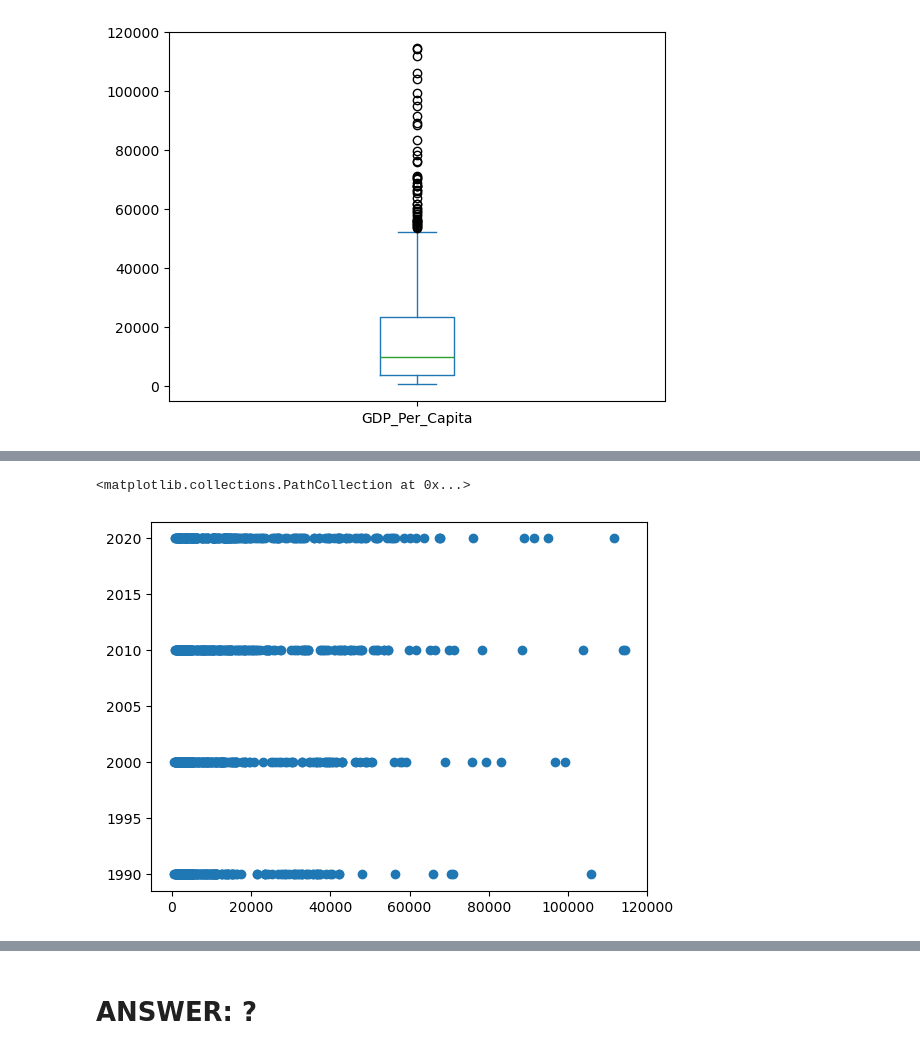
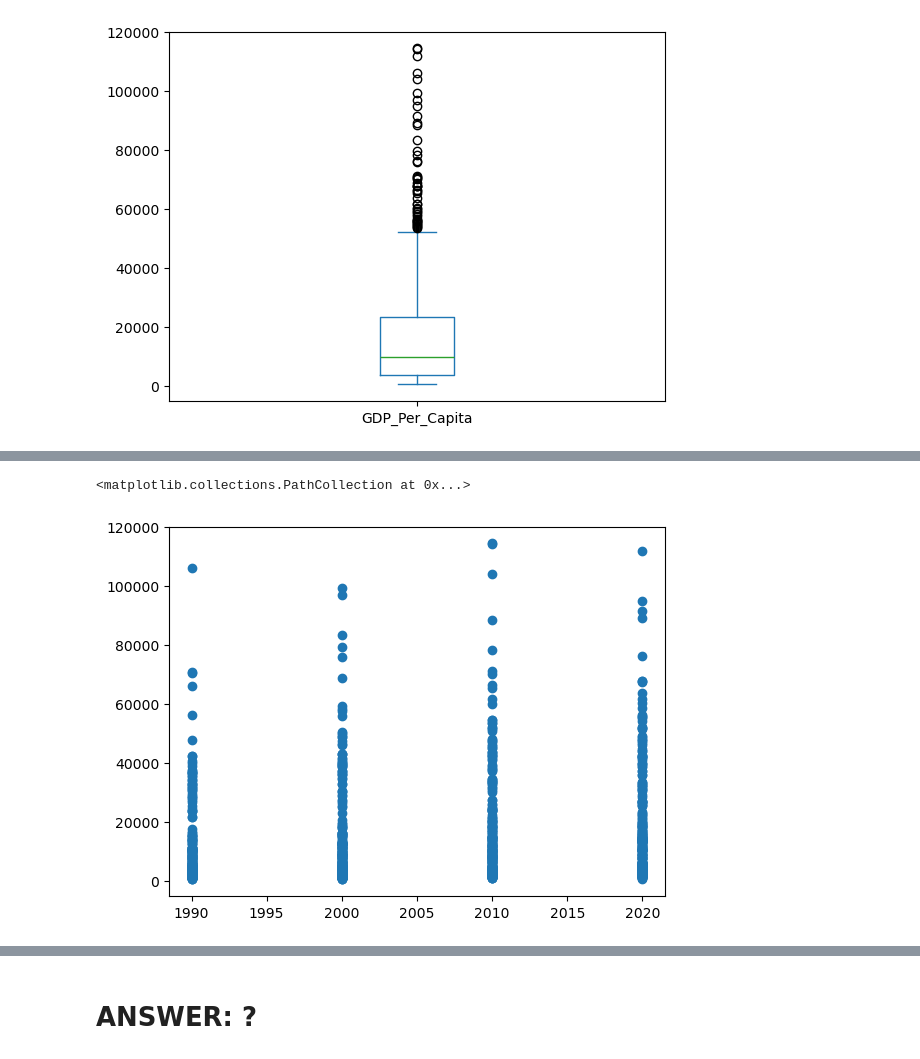
Before and after one commit to NSS-Data-Analytics-Cohort-11/undata-Berat-rex, a Jupyter notebook: notebook/UN_data_analysis_DA11.ipynb, the cells around one changed output, grey strips where cells are left out. Cells and saved outputs as stored; diff of their text form; code cells hidden in the pictures.

```diff
--- a/notebook/UN_data_analysis_DA11.ipynb
+++ b/notebook/UN_data_analysis_DA11.ipynb
@@ -234,5 +518,5 @@ sns.barplot(
 # %%
-plt.scatter(gdp_decades['GDP_Per_Capita'], gdp_decades['Year'])
+plt.scatter(gdp_decades['Year'], gdp_decades['GDP_Per_Capita'])
 # %% [output]
 <matplotlib.collections.PathCollection at 0x...>
-[figure, old version]
+[figure, new version]
```
Also changed, not shown: parts of 86 cells of this notebook.
